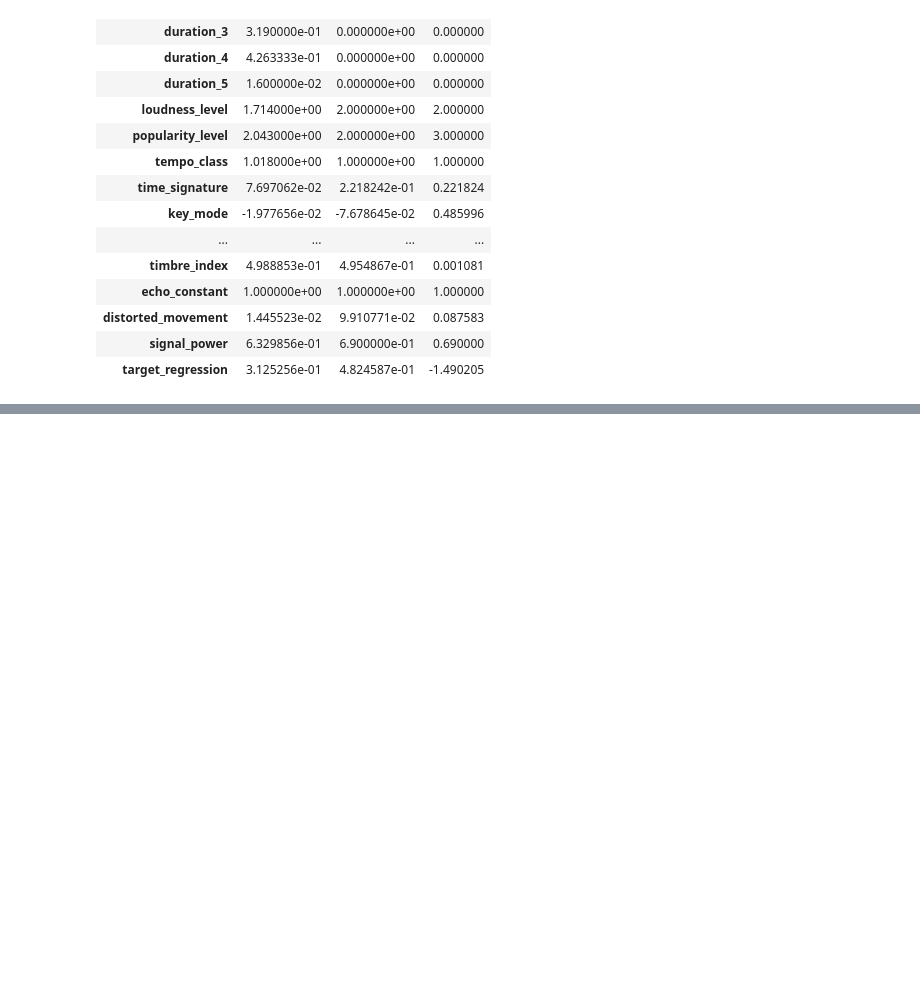
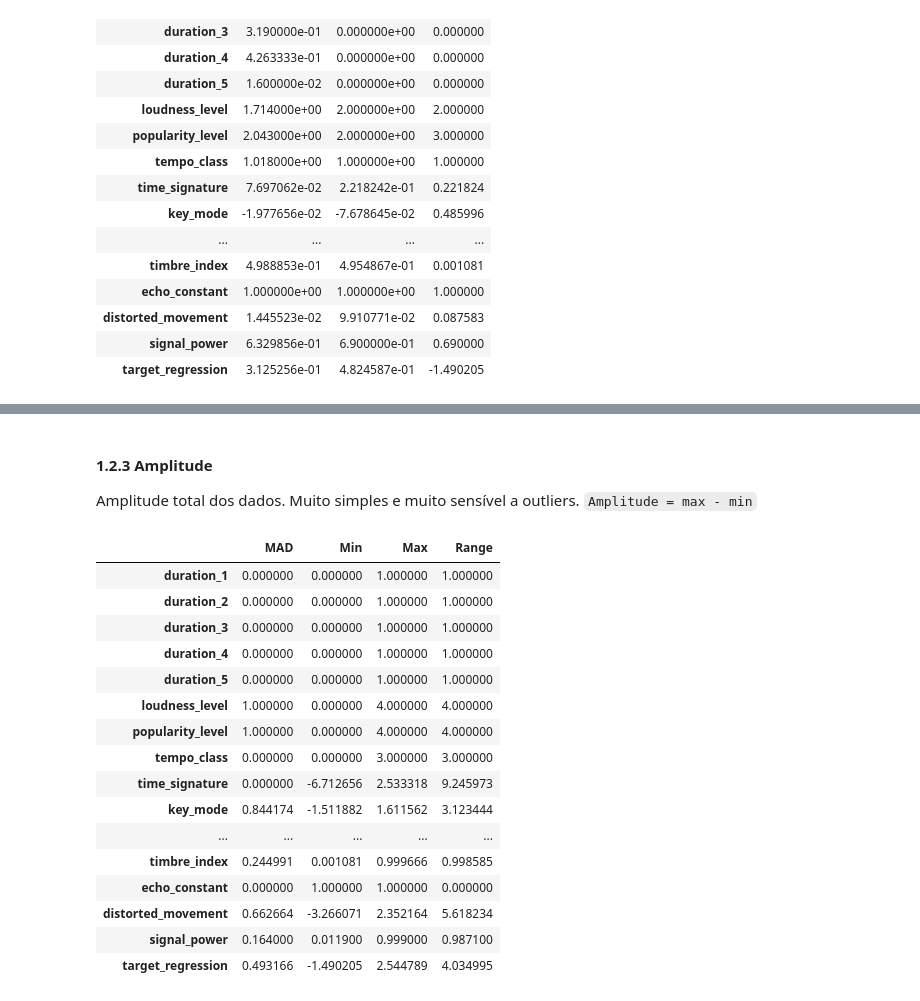
Before and after one commit to RenatoFerreira1240605/APRAU_EFG_B_1240605_1190995, a Jupyter notebook: Assignment_Part1.ipynb, the cells around one changed output, grey strips where cells are left out. Saved outputs shown, nothing was run; the diff lists cells and outputs as text; code cells hidden in the pictures; blank space fills up the shorter version.

```diff
--- a/Assignment_Part1.ipynb
+++ b/Assignment_Part1.ipynb
@@ -76,0 +111,25 @@ dtype: float64
+# %% [markdown]
+#### 1.2.3 Amplitude
+
+Amplitude total dos dados. Muito simples e muito sensível a outliers. `Amplitude = max - min`
+# %%
+disp["Range"]= disp["Max"] - disp["Min"]
+disp
+# %% [output]
+|  | MAD | Min | Max | Range |
+| duration_1 | 0.000000 | 0.000000 | 1.000000 | 1.000000 |
+| duration_2 | 0.000000 | 0.000000 | 1.000000 | 1.000000 |
+| duration_3 | 0.000000 | 0.000000 | 1.000000 | 1.000000 |
+| duration_4 | 0.000000 | 0.000000 | 1.000000 | 1.000000 |
+| duration_5 | 0.000000 | 0.000000 | 1.000000 | 1.000000 |
+| loudness_level | 1.000000 | 0.000000 | 4.000000 | 4.000000 |
+| popularity_level | 1.000000 | 0.000000 | 4.000000 | 4.000000 |
+| tempo_class | 0.000000 | 0.000000 | 3.000000 | 3.000000 |
+| time_signature | 0.000000 | -6.712656 | 2.533318 | 9.245973 |
+| key_mode | 0.844174 | -1.511882 | 1.611562 | 3.123444 |
+| ... | ... | ... | ... | ... |
+| timbre_index | 0.244991 | 0.001081 | 0.999666 | 0.998585 |
+| echo_constant | 0.000000 | 1.000000 | 1.000000 | 0.000000 |
+| distorted_movement | 0.662664 | -3.266071 | 2.352164 | 5.618234 |
+| signal_power | 0.164000 | 0.011900 | 0.999000 | 0.987100 |
+| target_regression | 0.493166 | -1.490205 | 2.544789 | 4.034995 |
```
Also changed, not shown: parts of 13 cells of this notebook.
